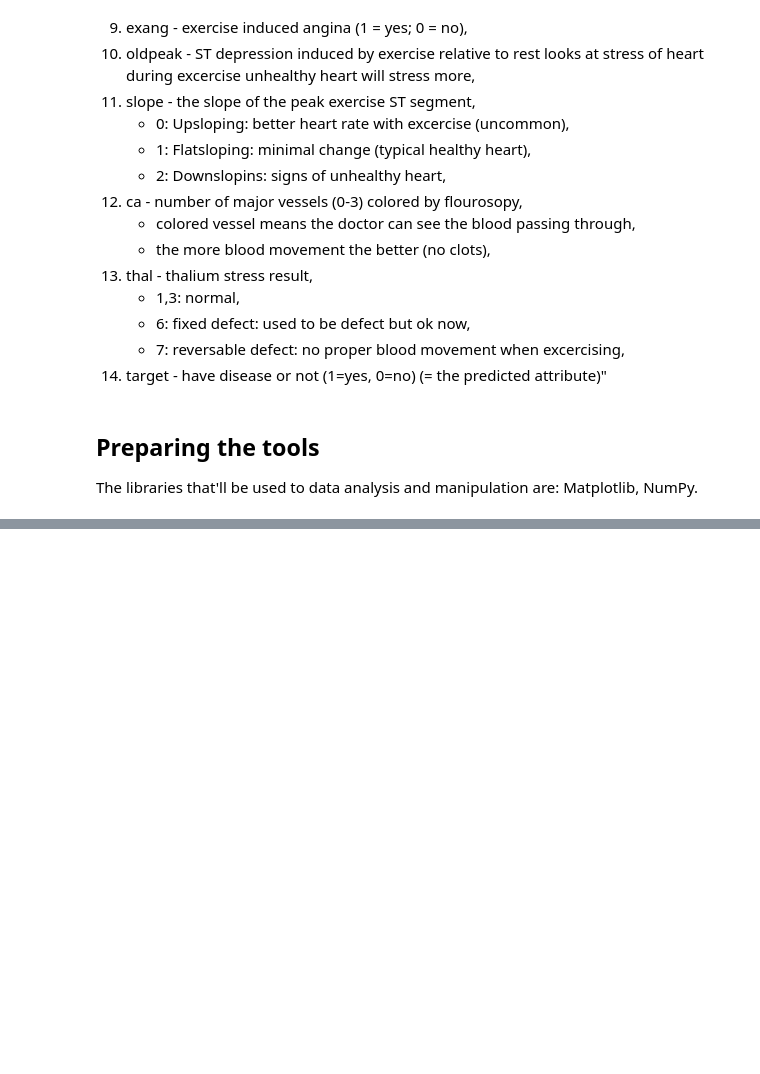
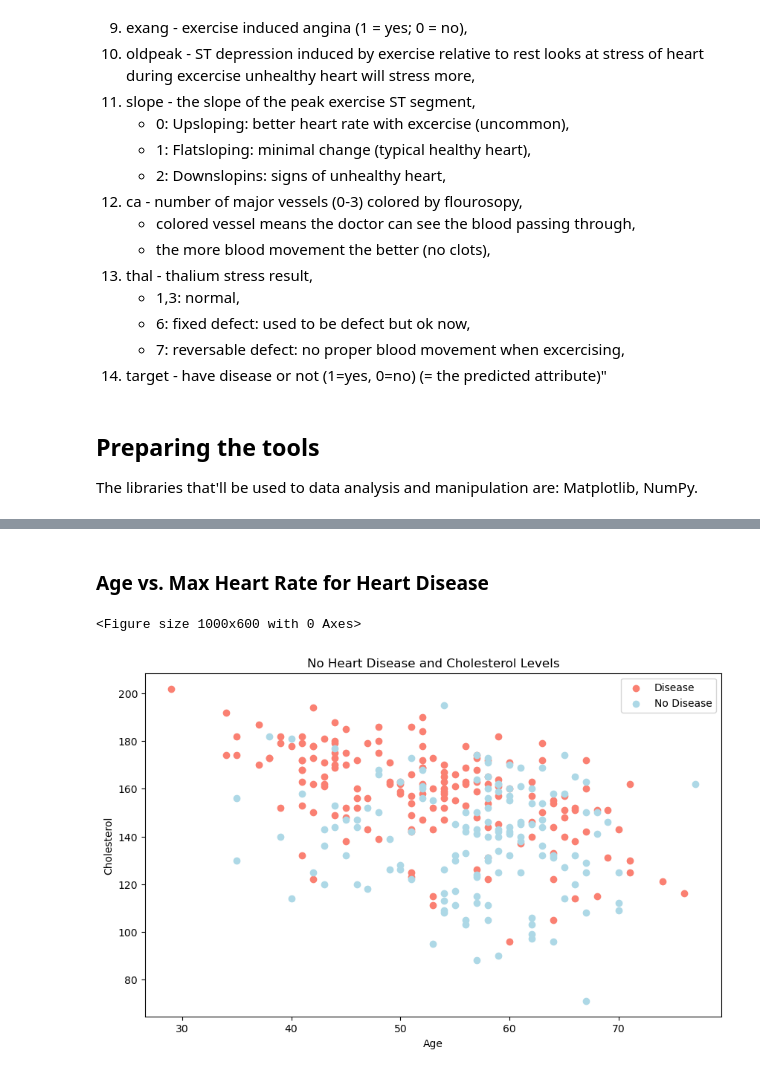
Before and after one commit to Dreyyyyy/heart-disease-detection, a Jupyter notebook: end-to-end-heart-disease-classification.ipynb, the cells around one changed output, grey strips where cells are left out. Saved outputs shown, nothing was run; the diff lists cells and outputs as text; code cells hidden in the pictures; blank space fills up the shorter version.

```diff
--- a/end-to-end-heart-disease-classification.ipynb
+++ b/end-to-end-heart-disease-classification.ipynb
@@ -93,0 +253,32 @@ from sklearn.metrics import RocCurveDisplay
+# %% [markdown]
+### Age vs. Max Heart Rate for Heart Disease
+# %%
+# Create another figure
+plt.figure(figsize=(10, 6))
+
+# Scatter with positive examples
+fig, ax = plt.subplots(figsize=(10, 6))
+
+ax.scatter(df.age[df["target"]==1],
+           df.thalach[df["target"]==1],
+           c="salmon")
+
+ax.set(title="Heart Disease and Cholesterol Levels",
+       xlabel="Age",
+       ylabel="Cholesterol")
+
+# Scatter with negative examples
+ax.scatter(df.age[df["target"]==0],
+           df.thalach[df["target"]==0],
+           c="lightblue")
+
+ax.set(title="No Heart Disease and Cholesterol Levels",
+       xlabel="Age",
+       ylabel="Cholesterol")
+
+ax.legend(["Disease", "No Disease"])
+
+plt.show()
+# %% [output]
+<Figure size 1000x600 with 0 Axes>
+[figure, added]
```
Also changed, not shown: parts of 78 cells of this notebook, 1 other file.
